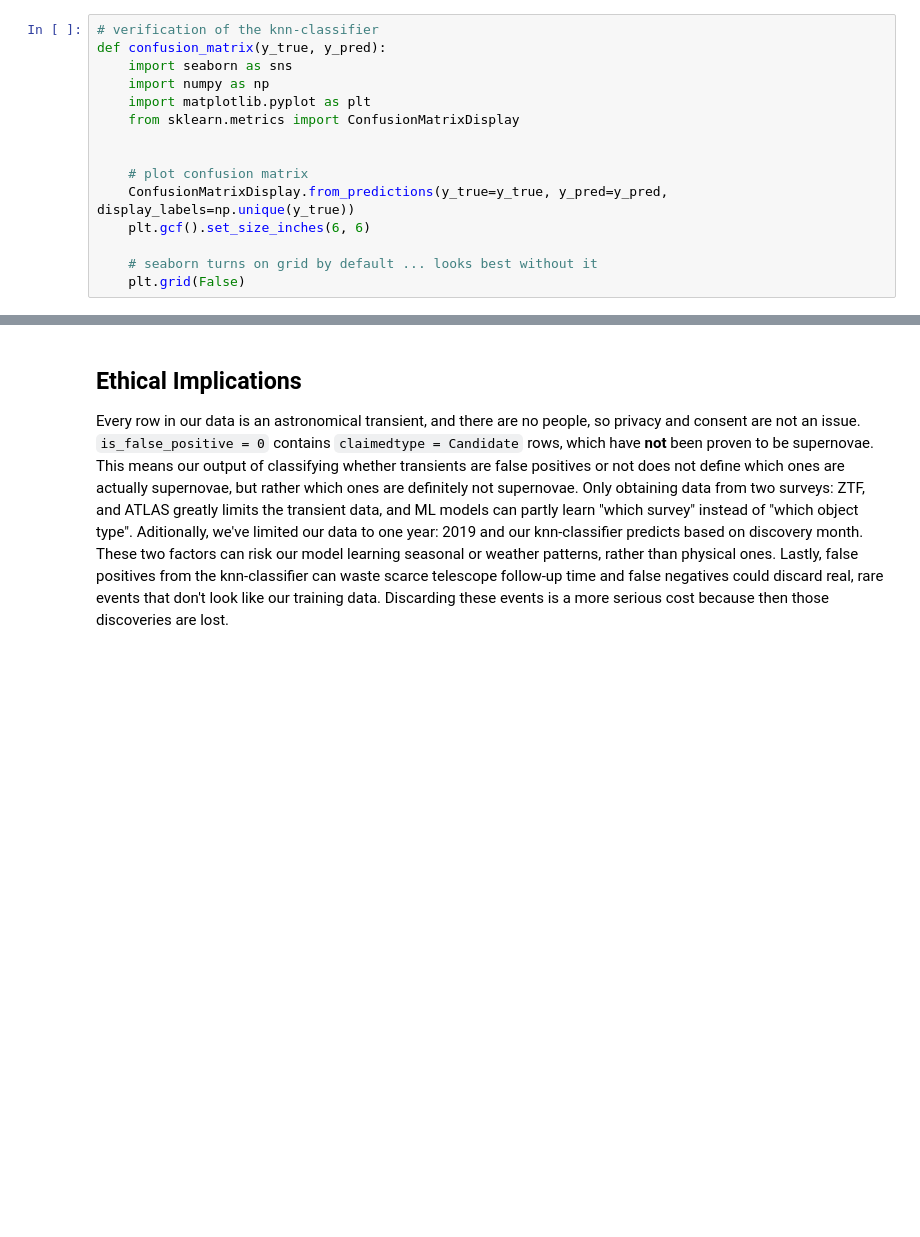
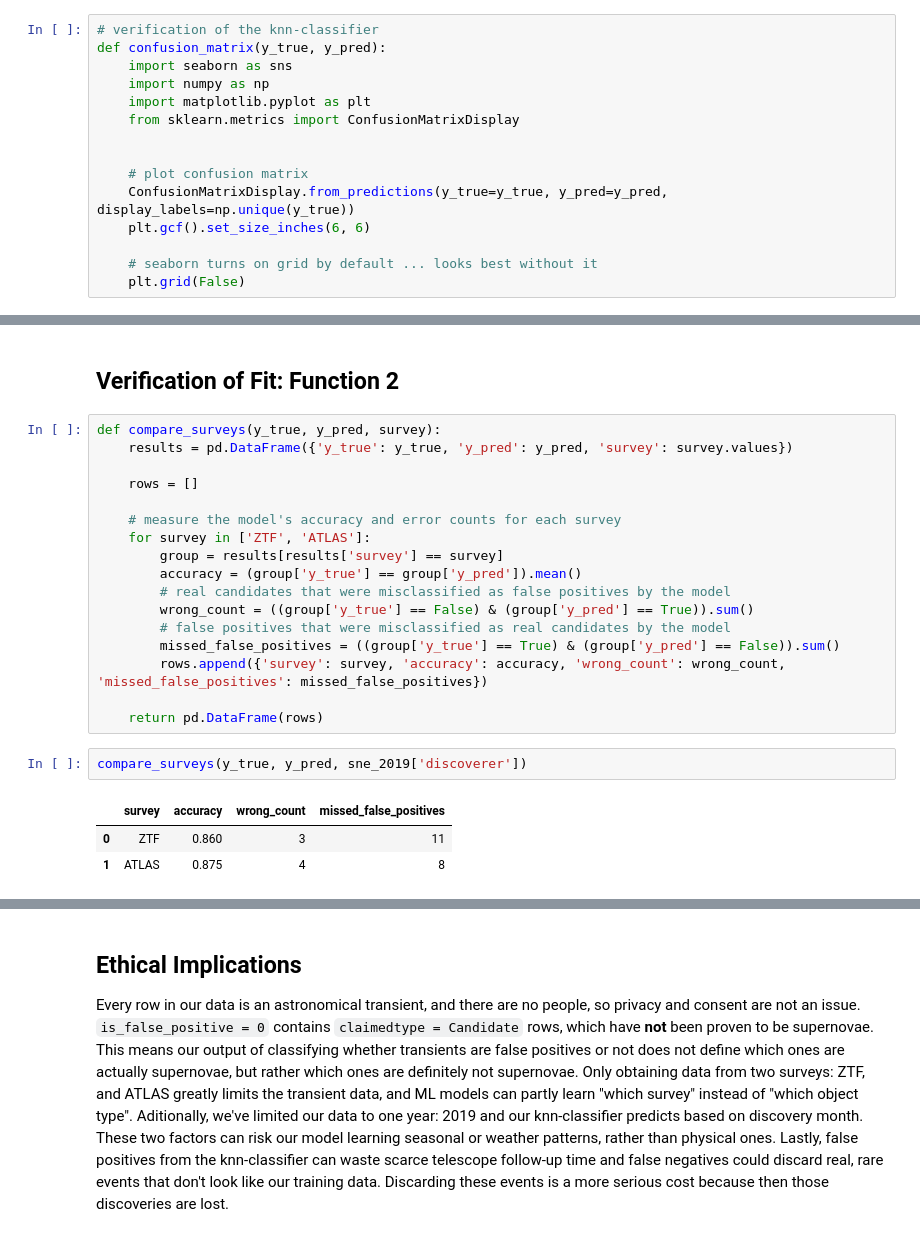
Before and after one commit to abbyregan/DS3000-Final-Project---Supernovae, a Jupyter notebook: DS3000.Proof.of.Concept.Abby.Version.ipynb, the cells around one changed output, grey strips where cells are left out. Drawn from its saved outputs; the diff is of its cells as text; blank space fills up the shorter version.

```diff
--- a/DS3000.Proof.of.Concept.Abby.Version.ipynb
+++ b/DS3000.Proof.of.Concept.Abby.Version.ipynb
@@ -259,0 +302,25 @@ confusion_matrix = confusion_matrix(y_true, y_pred)
+# %% [markdown]
+## Verification of Fit: Function 2
+# %%
+def compare_surveys(y_true, y_pred, survey):
+    results = pd.DataFrame({'y_true': y_true, 'y_pred': y_pred, 'survey': survey.values})
+
+    rows = []
+
+    # measure the model's accuracy and error counts for each survey
+    for survey in ['ZTF', 'ATLAS']:
+        group = results[results['survey'] == survey]
+        accuracy = (group['y_true'] == group['y_pred']).mean()
+        # real candidates that were misclassified as false positives by the model
+        wrong_count = ((group['y_true'] == False) & (group['y_pred'] == True)).sum()
+        # false positives that were misclassified as real candidates by the model
+        missed_false_positives = ((group['y_true'] == True) & (group['y_pred'] == False)).sum()
+        rows.append({'survey': survey, 'accuracy': accuracy, 'wrong_count': wrong_count, 'missed_false_positives': missed_false_positives})
+
+    return pd.DataFrame(rows)
+# %%
+compare_surveys(y_true, y_pred, sne_2019['discoverer'])
+# %% [output]
+|  | survey | accuracy | wrong_count | missed_false_positives |
+| 0 | ZTF | 0.860 | 3 | 11 |
+| 1 | ATLAS | 0.875 | 4 | 8 |
```
Also changed, not shown: parts of 6 cells of this notebook.
